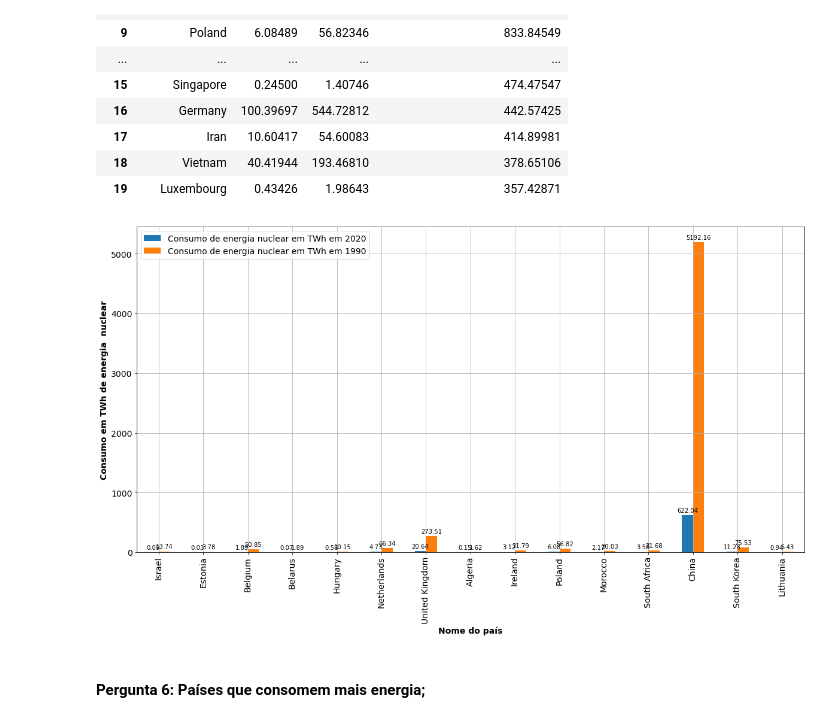
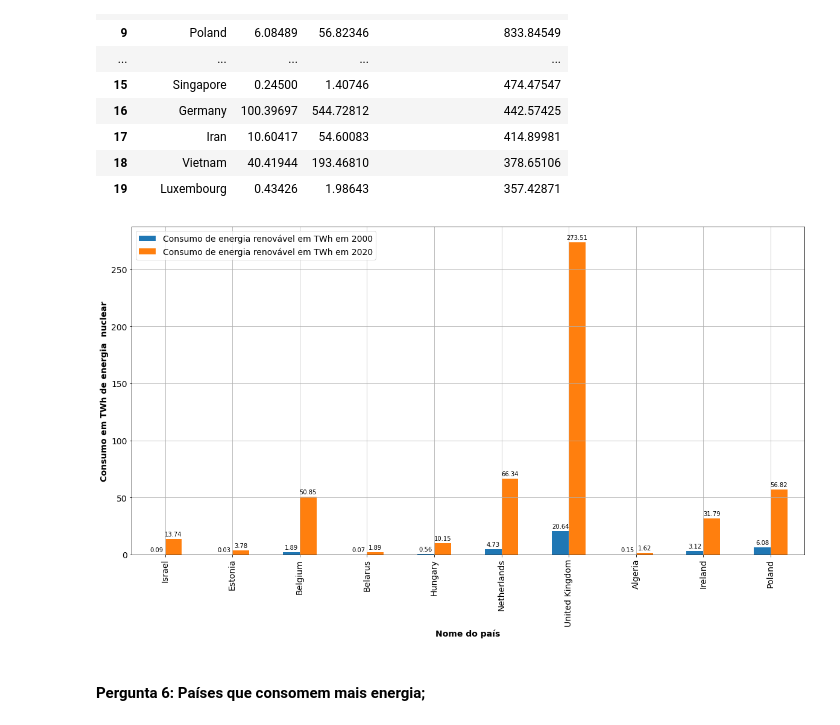
Before and after one commit to ZeMiguelGomes/SGD-data-analysis, a Jupyter notebook: Projeto 2 SGD .ipynb, the cells around one changed output. Drawn from its saved outputs; the diff is of its cells as text; code cells hidden in the pictures.

```diff
--- a/Projeto 2 SGD .ipynb
+++ b/Projeto 2 SGD .ipynb
@@ -348,9 +357,8 @@ energySourceCountry
 #### Pergunta 2: Países que consomem mais energia poluente;
 # %%
 countryPoluentEnergy = energySourceCountry.copy(deep=True)
-countryPoluentEnergy['PoluentEnergy'] = countryPoluentEnergy['Coal Consumption - TWh'] + countryPoluentEnergy['Oil Consumption - TWh'] + countryPoluentEnergy['Gas Consumption - TWh']
 
-countryPoluentEnergy = countryPoluentEnergy.sort_values(by=['PoluentEnergy'],ascending=False)
+countryPoluentEnergy = countryPoluentEnergy.sort_values(by=['poluent_energy'],ascending=False)
 
 cond1 = countryPoluentEnergy['Code'].notna()
 cond2 = countryPoluentEnergy['Year'] == 2020
@@ -359,9 +367,9 @@ countryPoluentEnergy = countryPoluentEnergy.loc[(cond1) & (cond2)]
 countryPoluentEnergyPlot = countryPoluentEnergy.iloc[1:10]
 #countryPoluentEnergyPlot.plot.bar(x='Entity', y='PoluentEnergy', rot=0, grid=True, figsize=(20,10))
 
-countryPoluentEnergyPlot = pd.DataFrame(countryPoluentEnergyPlot, columns=['Entity', 'PoluentEnergy'])
+countryPoluentEnergyPlot = pd.DataFrame(countryPoluentEnergyPlot, columns=['Entity', 'poluent_energy'])
 plt.figure(figsize=(20, 10))
-plots = sns.barplot(x="Entity", y="PoluentEnergy", data=countryPoluentEnergyPlot)
+plots = sns.barplot(x="Entity", y="poluent_energy", data=countryPoluentEnergyPlot)
 
 #Colocar os valores por cima de cada coluna
 for bar in plots.patches:
@@ -715,26 +723,26 @@ unstakedValuesCountryEnergy
 | 19 | Luxembourg | 0.43426 | 1.98643 | 357.42871 |
 # %%
 
-unstakedValuesCountryEnergyPlot2 = pd.DataFrame(unstakedValuesCountryEnergy, columns=['Entity', 2000, 2020]).iloc[:-5]
+unstakedValuesCountryEnergyPlot2 = pd.DataFrame(unstakedValuesCountryEnergy, columns=['Entity', 2000, 2020]).iloc[:-10]
 plots = unstakedValuesCountryEnergyPlot2.plot(x='Entity', y=[2000, 2020], kind='bar', figsize=(20,10))
 
 #Colocar os valores por cima de cada coluna
 for bar in plots.patches:
 
   plots.annotate(format(bar.get_height(), '.2f'),
                    (bar.get_x() + bar.get_width() / 2,
                     bar.get_height()), ha='center', va='center',
                    size=10, xytext=(0, 8),
                    textcoords='offset points')
 
 
 plt.grid()
 plt.xlabel('Nome do país', fontweight='bold')
 plt.ylabel('Consumo em TWh de energia  nuclear', fontweight='bold')
-plt.legend(['Consumo de energia nuclear em TWh em 2020', 'Consumo de energia nuclear em TWh em 1990'])
+plt.legend(['Consumo de energia renovável em TWh em 2000', 'Consumo de energia renovável em TWh em 2020'])
 plt.show()
 # %% [output]
-[figure, old version]
+[figure, new version]
 # %% [markdown]
 #### Pergunta 6: Países que consomem mais energia;
 # %%
```
Also changed, not shown: parts of 10 cells of this notebook.
